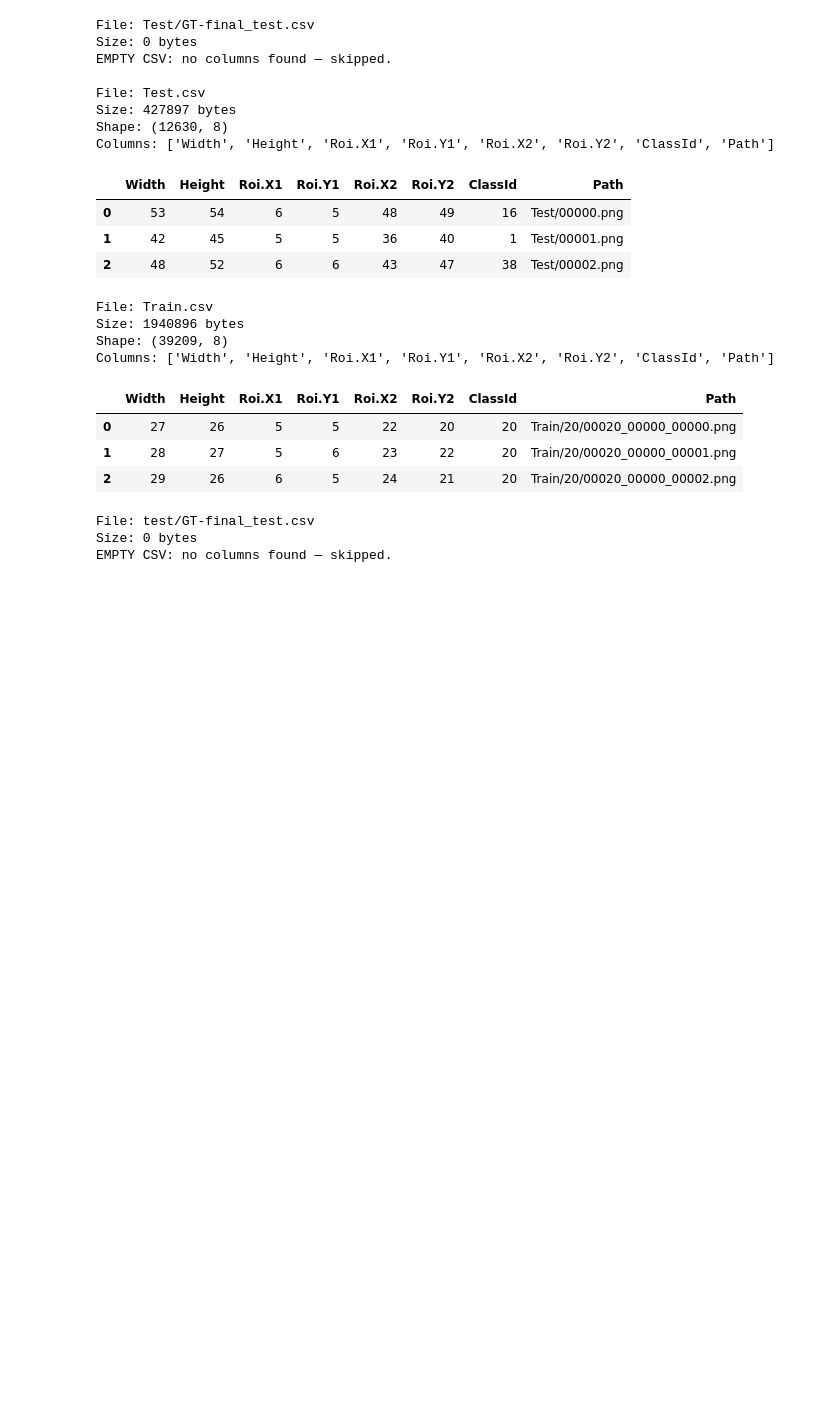
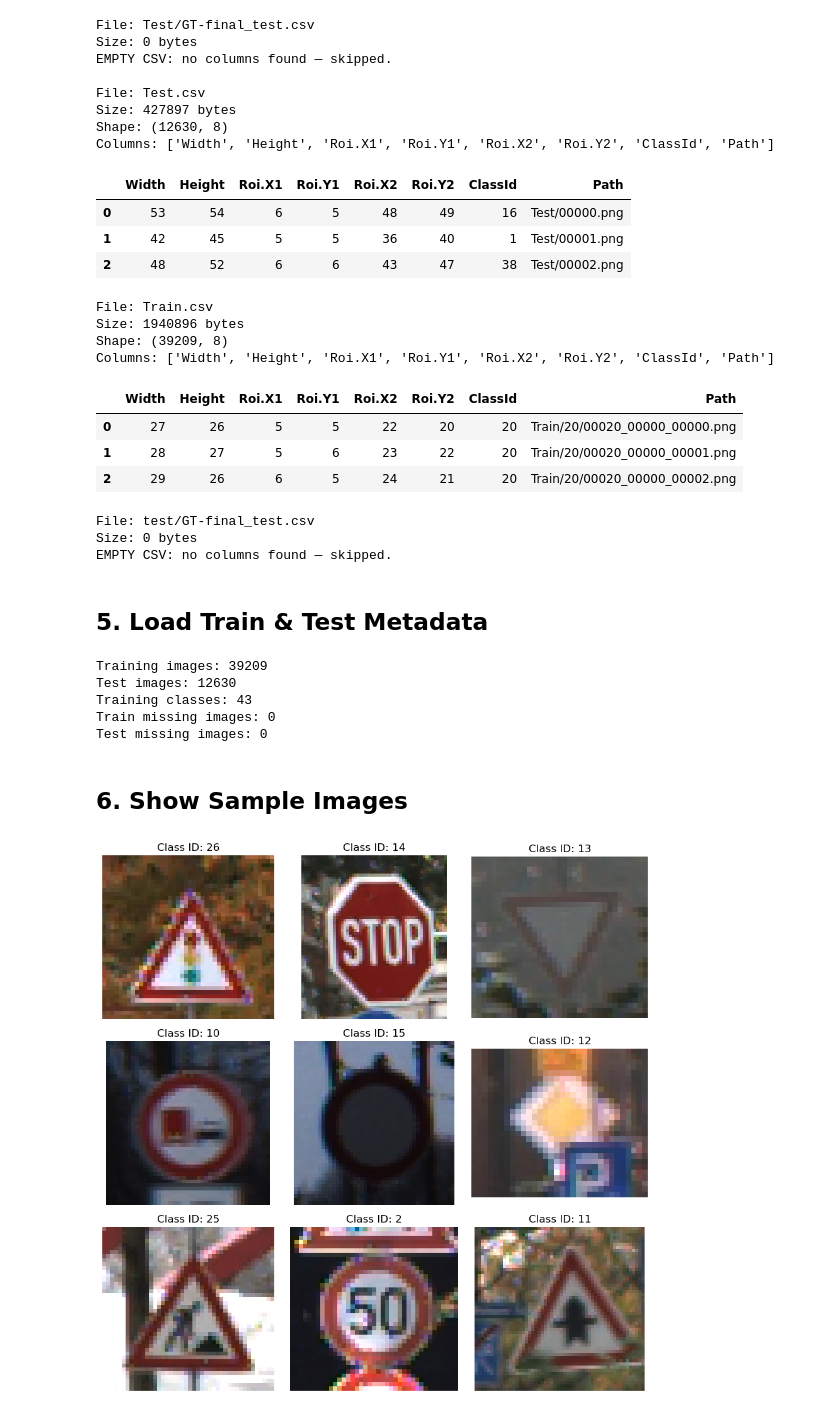
Before and after one commit to SaeideDana/traffic_asign_recognation, a Jupyter notebook: Traffic_Sign_Recognition.ipynb, the cells around one changed output. Saved outputs shown, nothing was run; the diff lists cells and outputs as text; code cells hidden in the pictures; blank space fills up the shorter version.

```diff
--- a/Traffic_Sign_Recognition.ipynb
+++ b/Traffic_Sign_Recognition.ipynb
@@ -95,3 +146,46 @@ Columns: ['Width', 'Height', 'Roi.X1', 'Roi.Y1', 'Roi.X2', 'Roi.Y2', 'ClassId',
 File: test/GT-final_test.csv
 Size: 0 bytes
 EMPTY CSV: no columns found — skipped.
+# %% [markdown]
+## 5. Load Train & Test Metadata
+# %%
+train_df = pd.read_csv(data_dir / "Train.csv")
+test_df = pd.read_csv(data_dir / "Test.csv")
+
+print("Training images:", len(train_df))
+print("Test images:", len(test_df))
+print("Training classes:", train_df["ClassId"].nunique())
+
+# Check that image files exist
+for name, df in [("Train", train_df), ("Test", test_df)]:
+    missing = [
+        p for p in df["Path"]
+        if not (data_dir / p).is_file()
+    ]
+    print(f"{name} missing images:", len(missing))
+# %% [output]
+Training images: 39209
+Test images: 12630
+Training classes: 43
+Train missing images: 0
+Test missing images: 0
+# %% [markdown]
+## 6. Show Sample Images
+# %%
+import matplotlib.pyplot as plt
+from PIL import Image
+
+samples = train_df.sample(n=9, random_state=42)
+fig, axes = plt.subplots(3, 3, figsize=(9, 9))
+
+for ax, (_, row) in zip(axes.flat, samples.iterrows()):
+    with Image.open(data_dir / row["Path"]) as img:
+        ax.imshow(img.convert("RGB"))
+
+    ax.set_title(f"Class ID: {row['ClassId']}")
+    ax.axis("off")
+
+plt.tight_layout()
+plt.show()
+# %% [output]
+[figure, added]
```
Also changed, not shown: parts of 52 cells of this notebook, 4 other files.
